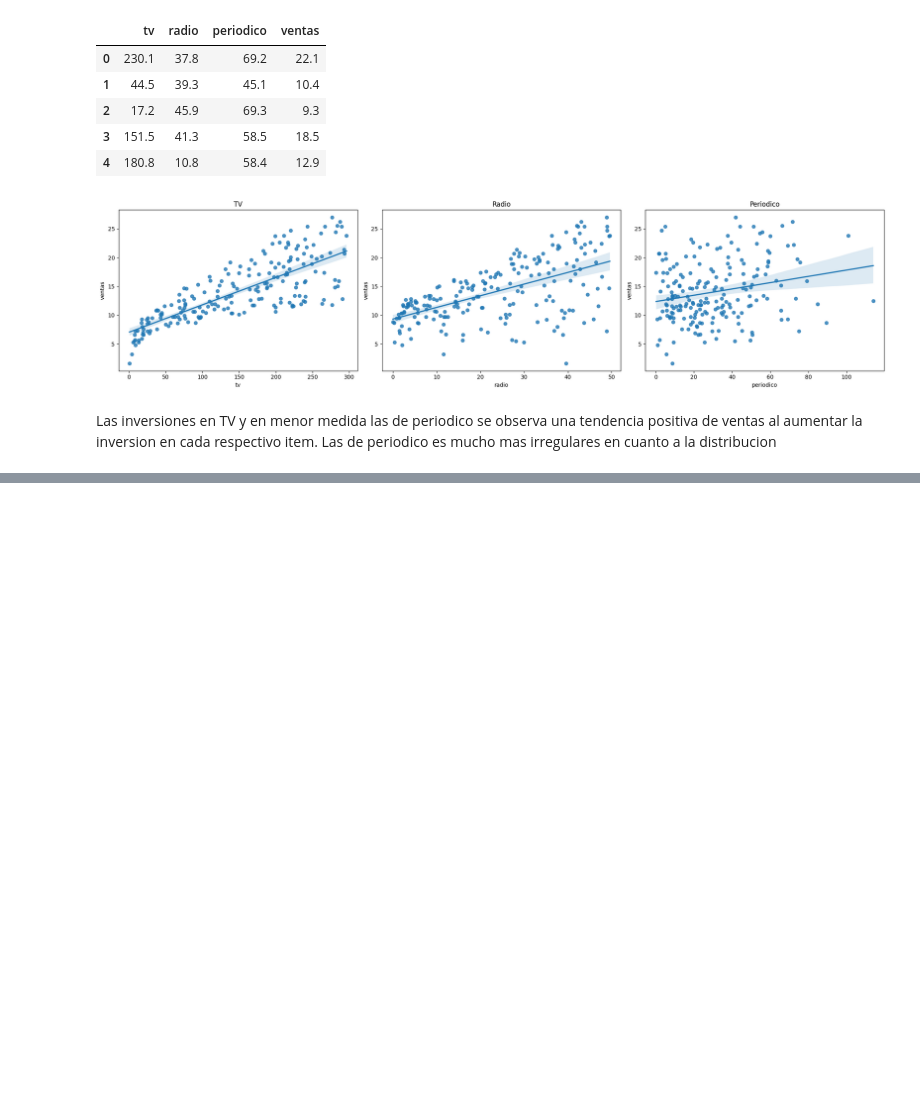
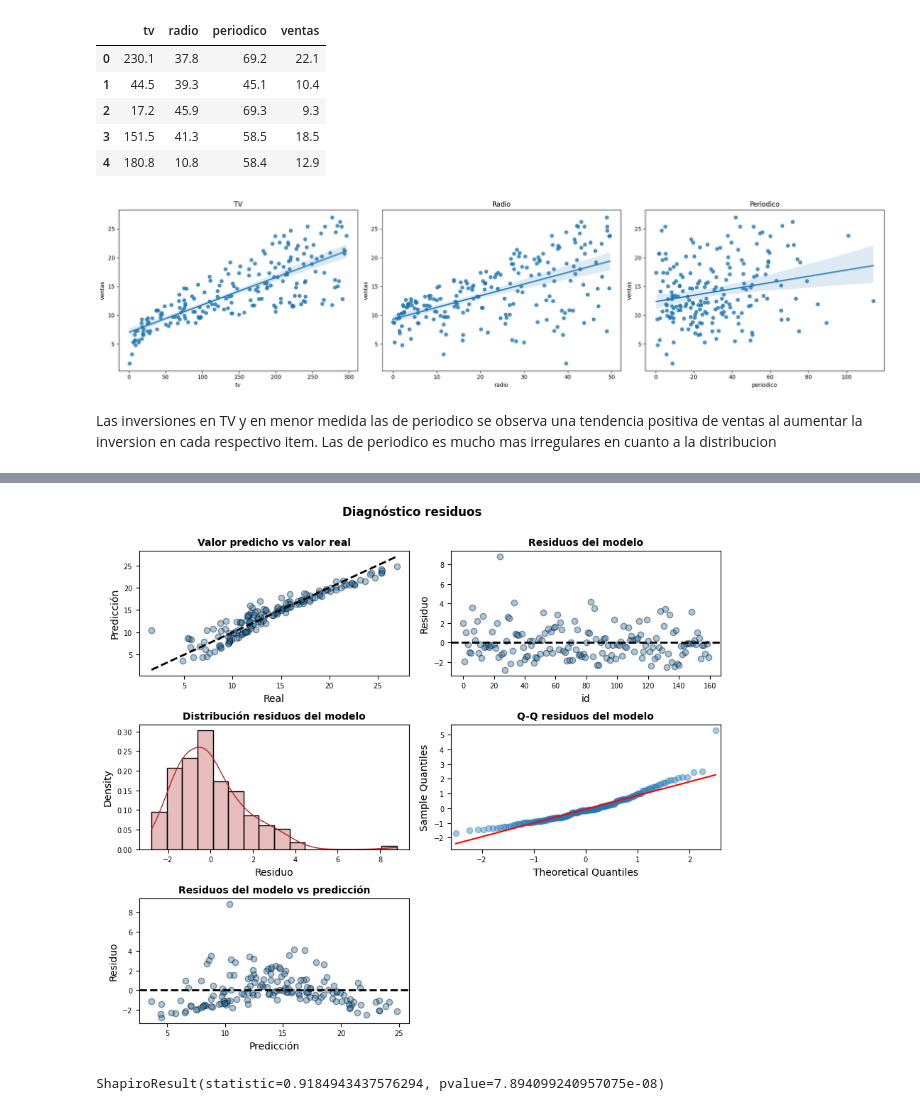
Before and after one commit to saert3311/ciencia-datos-aspasia, a Jupyter notebook: M5/ejercicio3.ipynb, the cells around one changed output, grey strips where cells are left out. Saved outputs shown, nothing was run; the diff lists cells and outputs as text; code cells hidden in the pictures; blank space fills up the shorter version.

```diff
--- a/M5/ejercicio3.ipynb
+++ b/M5/ejercicio3.ipynb
@@ -189,0 +283,75 @@ Variance score: 0.88
+# %%
+# Diagnóstico errores (residuos) de las predicciones de entrenamiento
+y_train = y_train.flatten()
+prediccion_train = modelo.predict(exog = X_train)
+residuos_train   = prediccion_train - y_train
+# %%
+# Graficos
+fig, axes = plt.subplots(nrows=3, ncols=2, figsize=(9, 8))
+
+axes[0, 0].scatter(y_train, prediccion_train, edgecolors=(0, 0, 0), alpha = 0.4)
+axes[0, 0].plot([y_train.min(), y_train.max()], [y_train.min(), y_train.max()],
+                'k--', color = 'black', lw=2)
+axes[0, 0].set_title('Valor predicho vs valor real', fontsize = 10, fontweight = "bold")
+axes[0, 0].set_xlabel('Real')
+axes[0, 0].set_ylabel('Predicción')
+axes[0, 0].tick_params(labelsize = 7)
+
+axes[0, 1].scatter(list(range(len(y_train))), residuos_train,
+                   edgecolors=(0, 0, 0), alpha = 0.4)
+axes[0, 1].axhline(y = 0, linestyle = '--', color = 'black', lw=2)
+axes[0, 1].set_title('Residuos del modelo', fontsize = 10, fontweight = "bold")
+axes[0, 1].set_xlabel('id')
+axes[0, 1].set_ylabel('Residuo')
+axes[0, 1].tick_params(labelsize = 7)
+
+sns.histplot(
+    data    = residuos_train,
+    stat    = "density",
+    kde     = True,
+    line_kws= {'linewidth': 1},
+    color   = "firebrick",
+    alpha   = 0.3,
+    ax      = axes[1, 0]
+)
+
+axes[1, 0].set_title('Distribución residuos del modelo', fontsize = 10,
+                     fontweight = "bold")
+axes[1, 0].set_xlabel("Residuo")
+axes[1, 0].tick_params(labelsize = 7)
+
+
+sm.qqplot(
+    residuos_train,
+    fit   = True,
+    line  = 'q',
+    ax    = axes[1, 1],
+    color = 'firebrick',
+    alpha = 0.4,
+    lw    = 2
+)
+axes[1, 1].set_title('Q-Q residuos del modelo', fontsize = 10, fontweight = "bold")
+axes[1, 1].tick_params(labelsize = 7)
+
+axes[2, 0].scatter(prediccion_train, residuos_train,
+                   edgecolors=(0, 0, 0), alpha = 0.4)
+axes[2, 0].axhline(y = 0, linestyle = '--', color = 'black', lw=2)
+axes[2, 0].set_title('Residuos del modelo vs predicción', fontsize = 10, fontweight = "bold")
+axes[2, 0].set_xlabel('Predicción')
+axes[2, 0].set_ylabel('Residuo')
+axes[2, 0].tick_params(labelsize = 7)
+
+# Se eliminan los axes vacíos
+fig.delaxes(axes[2,1])
+
+fig.tight_layout()
+plt.subplots_adjust(top=0.9)
+fig.suptitle('Diagnóstico residuos', fontsize = 12, fontweight = "bold");
+# %% [output]
+[figure, added]
+# %%
+# Normalidad de los residuos Shapiro-Wilk test
+shapiro_test = stats.shapiro(residuos_train)
+shapiro_test
+# %% [output]
+ShapiroResult(statistic=0.9184943437576294, pvalue=7.894099240957075e-08)
```
Also changed, not shown: parts of 11 cells of this notebook.
